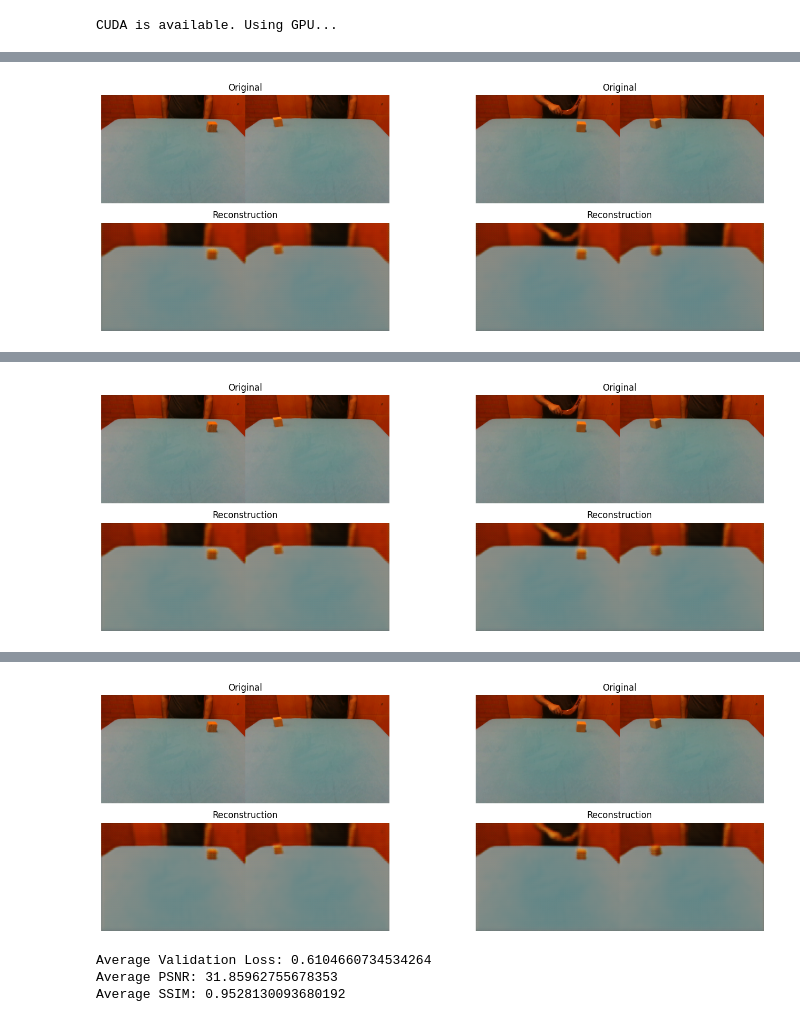
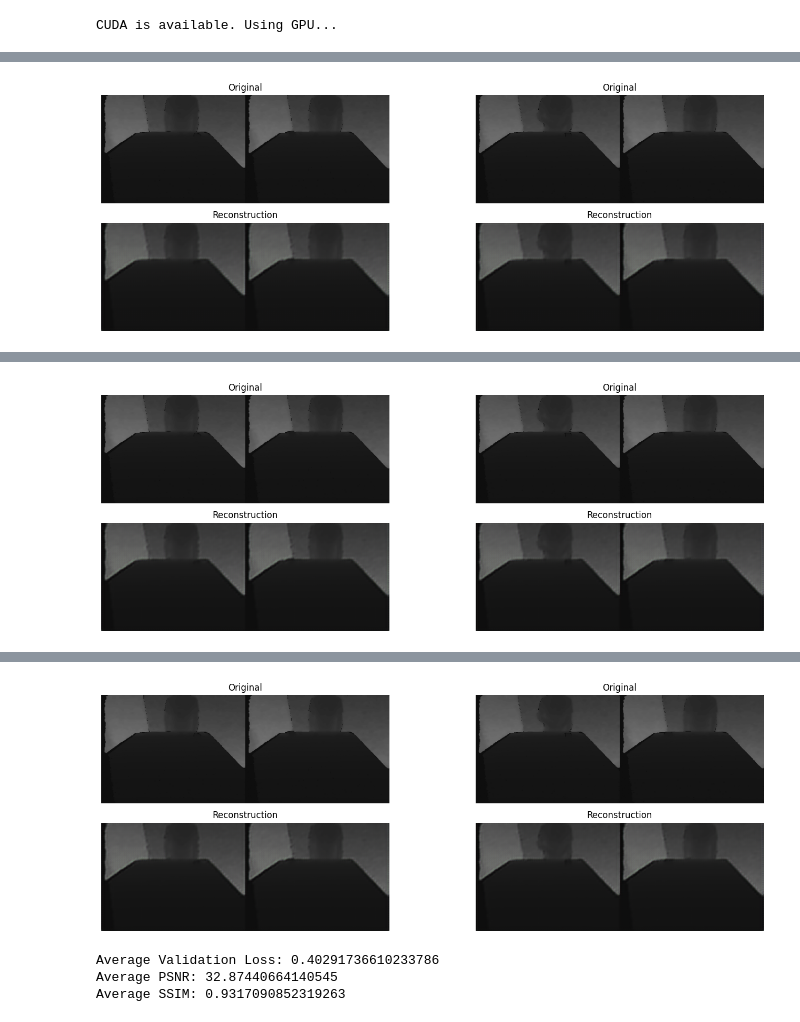
Before and after one commit to franklinrw/deep-multimodal-learning, a Jupyter notebook: models/notebooks/simpleCAE.ipynb, the cells around one changed output, grey strips where cells are left out. Saved outputs shown, nothing was run; the diff lists cells and outputs as text; code cells hidden in the pictures.

```diff
--- a/models/notebooks/simpleCAE.ipynb
+++ b/models/notebooks/simpleCAE.ipynb
@@ -38,9 +38,9 @@ BATCH_SIZE = 8
 NUM_EPOCHS = 5
 LR_RATE = 1e-3
 
-train_loader = get_loader(BASE_PATH, OBJECTS, TOOL_NAMES, ACTIONS, sensor_color, "training", batch_size=BATCH_SIZE)
-val_loader = get_loader(BASE_PATH, OBJECTS, TOOL_NAMES, ACTIONS, sensor_color, "validation", batch_size=BATCH_SIZE)
-test_loader = get_loader(BASE_PATH, OBJECTS, TOOL_NAMES, ACTIONS, sensor_color, "testing", batch_size=BATCH_SIZE)
+train_loader = get_loader(BASE_PATH, OBJECTS, TOOL_NAMES, ACTIONS, sensor_depth, "training", batch_size=BATCH_SIZE)
+val_loader = get_loader(BASE_PATH, OBJECTS, TOOL_NAMES, ACTIONS, sensor_depth, "validation", batch_size=BATCH_SIZE)
+test_loader = get_loader(BASE_PATH, OBJECTS, TOOL_NAMES, ACTIONS, sensor_depth, "testing", batch_size=BATCH_SIZE)
 # %% [output]
 CUDA is available. Using GPU...
 # %%
@@ -59,6 +59,7 @@ trained_cae, cae_epoch_loss_history = train_autoencoder(cae,\
                                                         optimizer,\
                                                         is_depth=False,\
                                                         num_epochs=NUM_EPOCHS,\
+                                                        add_noise=False,\
                                                         device=DEVICE,\
                                                         visualize=True)
 
@@ -76 +77 @@ Epoch [3/5], AVG Loss: 0.6114, AVG PSNR: 30.0125, AVG SSIM: 0.9343
-[figure, old version]
+[figure, new version]
@@ -78 +79 @@ Epoch [4/5], AVG Loss: 0.6108, AVG PSNR: 30.9817, AVG SSIM: 0.9395
-[figure, old version]
+[figure, new version]
@@ -80,5 +81,5 @@ Epoch [5/5], AVG Loss: 0.6105, AVG PSNR: 31.6281, AVG SSIM: 0.9447
-[figure, old version]
+[figure, new version]
-Average Validation Loss: 0.6104660734534264
-Average PSNR: 31.85962755678353
-Average SSIM: 0.9528130093680192
+Average Validation Loss: 0.40291736610233786
+Average PSNR: 32.87440664140545
+Average SSIM: 0.9317090852319263
 # %%
```
Also changed, not shown: parts of 5 cells of this notebook.
